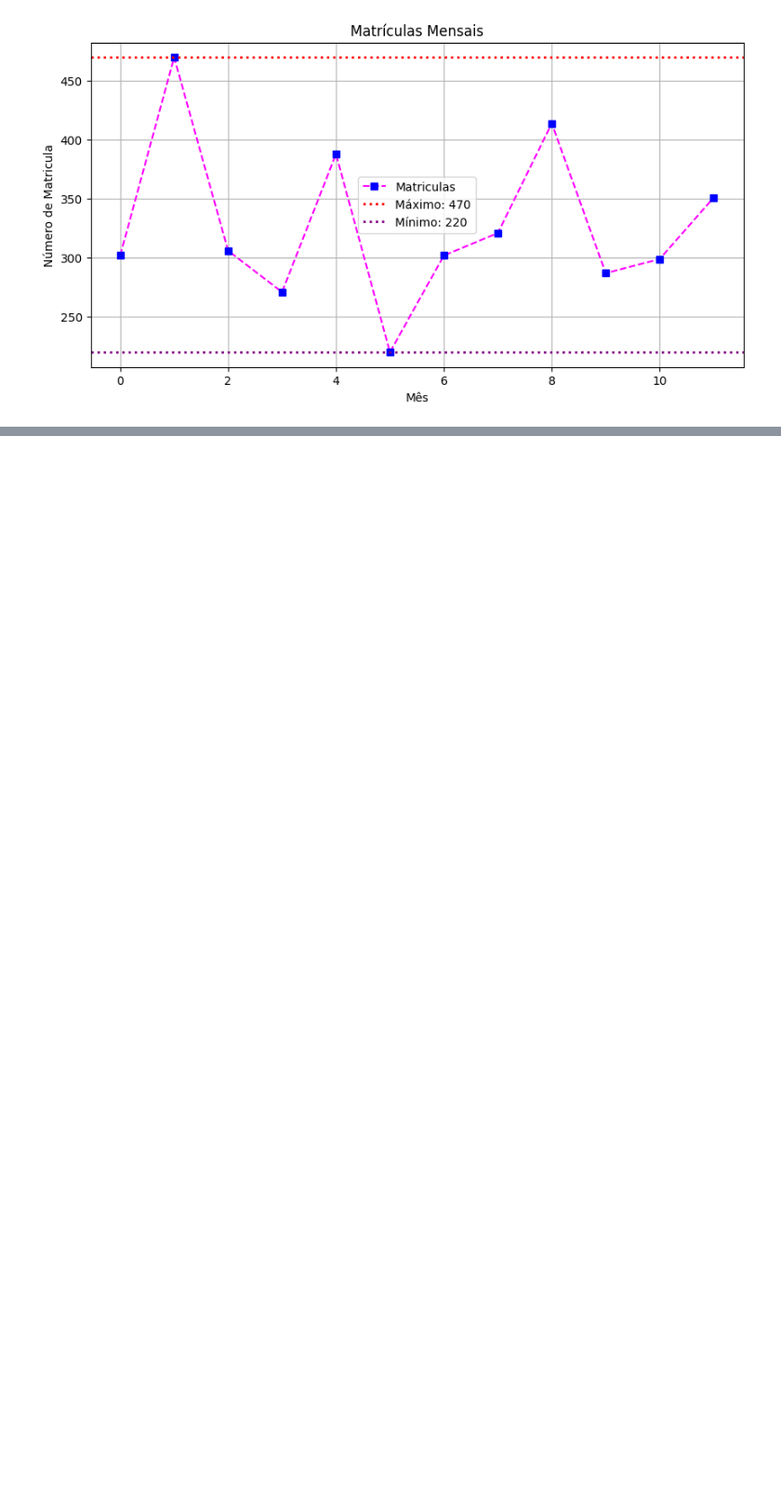
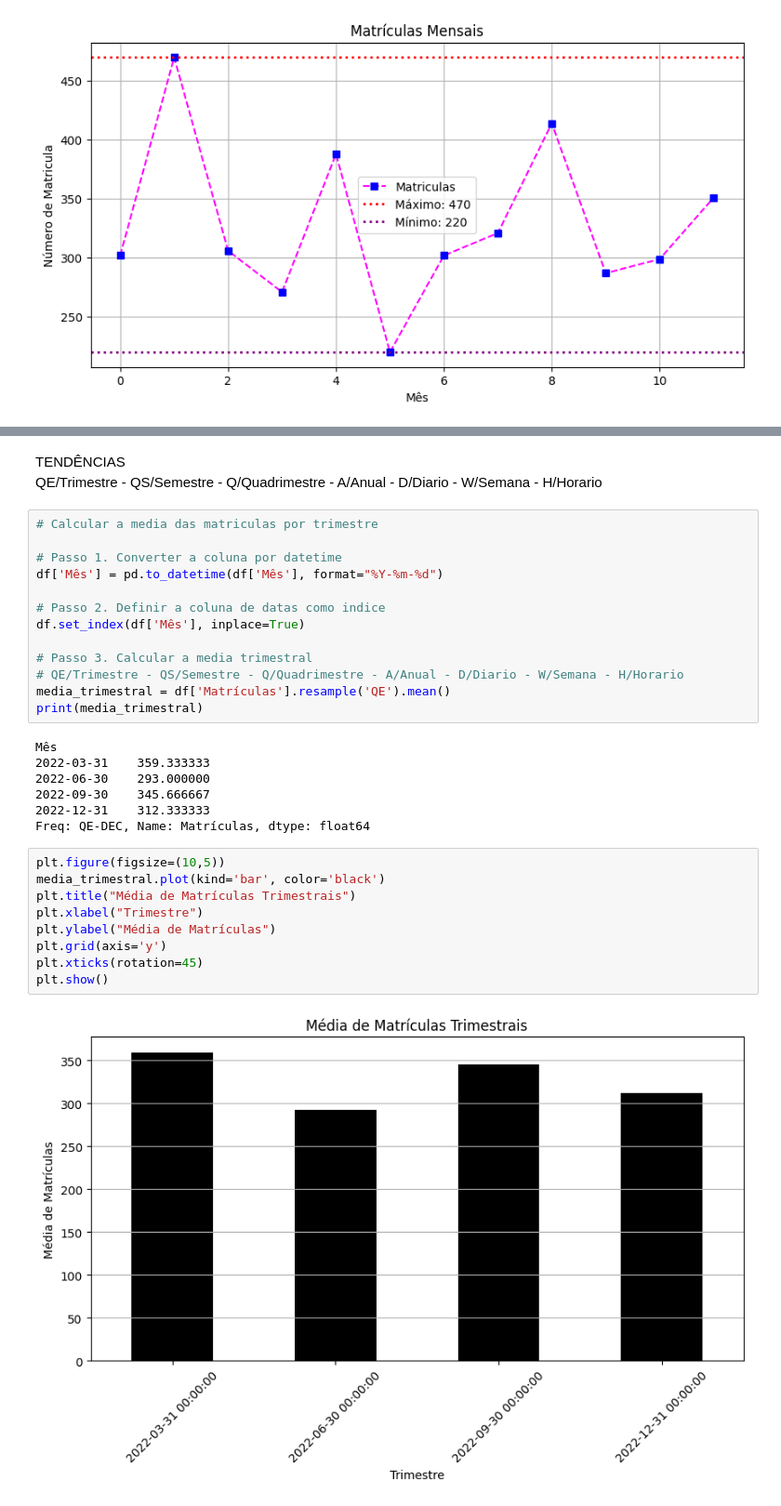
Before and after one commit to MarceloAC04/Dataframe, a Jupyter notebook: exercicioAnalise.ipynb, the cells around one changed output, grey strips where cells are left out. Shown at 93% size. Drawn from its saved outputs; the diff is of its cells as text; blank space fills up the shorter version.

```diff
--- a/exercicioAnalise.ipynb
+++ b/exercicioAnalise.ipynb
@@ -75,0 +105,34 @@ plt.show()
+# %% [markdown]
+TENDÊNCIAS <br>
+QE/Trimestre - QS/Semestre - Q/Quadrimestre - A/Anual - D/Diario - W/Semana - H/Horario
+# %%
+# Calcular a media das matriculas por trimestre
+
+# Passo 1. Converter a coluna por datetime
+df['Mês'] = pd.to_datetime(df['Mês'], format="%Y-%m-%d")
+
+# Passo 2. Definir a coluna de datas como indice
+df.set_index(df['Mês'], inplace=True)
+
+# Passo 3. Calcular a media trimestral
+# QE/Trimestre - QS/Semestre - Q/Quadrimestre - A/Anual - D/Diario - W/Semana - H/Horario
+media_trimestral = df['Matrículas'].resample('QE').mean()
+print(media_trimestral)
+# %% [output]
+Mês
+2022-03-31    359.333333
+2022-06-30    293.000000
+2022-09-30    345.666667
+2022-12-31    312.333333
+Freq: QE-DEC, Name: Matrículas, dtype: float64
+# %%
+plt.figure(figsize=(10,5))
+media_trimestral.plot(kind='bar', color='black')
+plt.title("Média de Matrículas Trimestrais")
+plt.xlabel("Trimestre")
+plt.ylabel("Média de Matrículas")
+plt.grid(axis='y')
+plt.xticks(rotation=45)
+plt.show()
+# %% [output]
+[figure, added]
```
Also changed, not shown: parts of 8 cells of this notebook.
